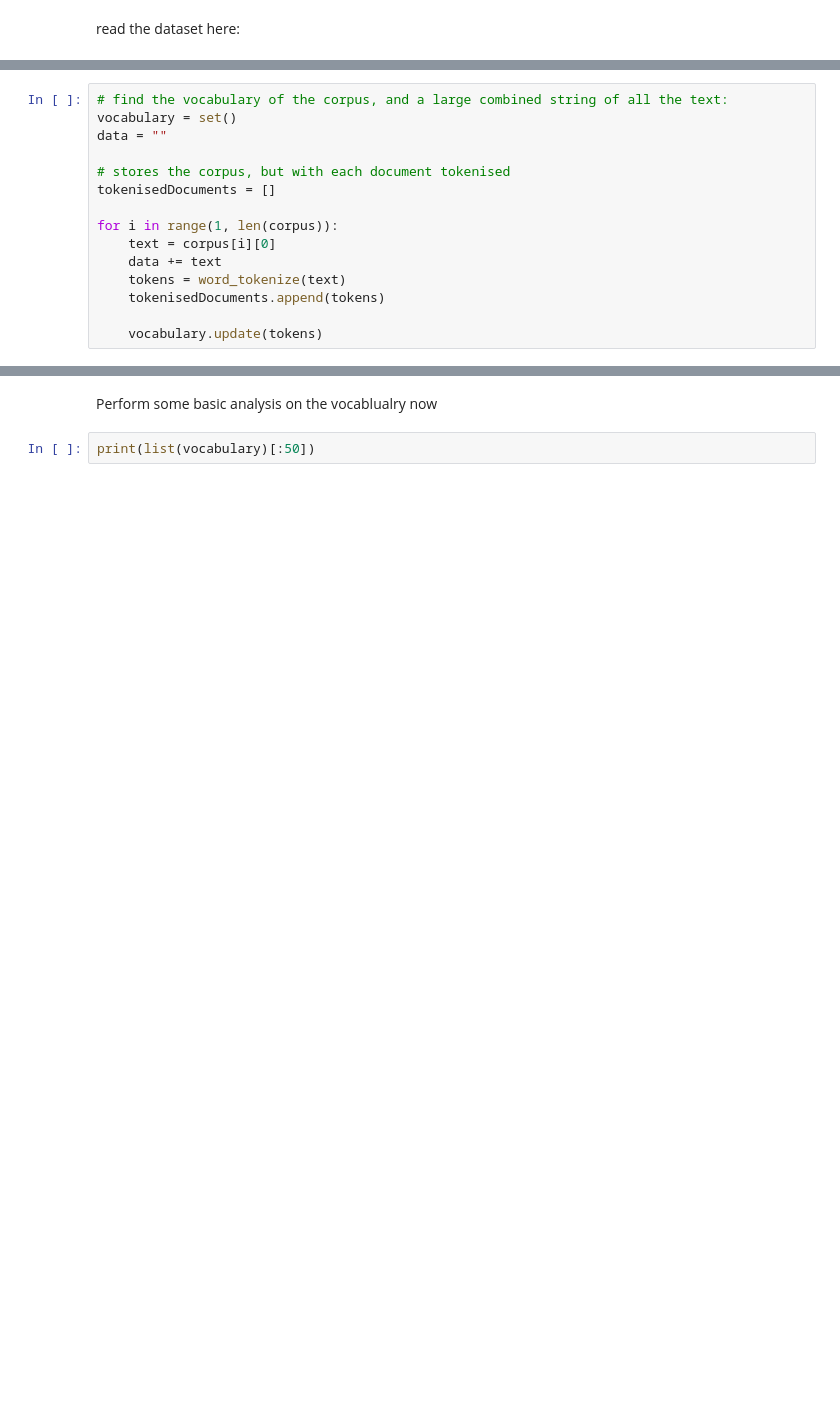
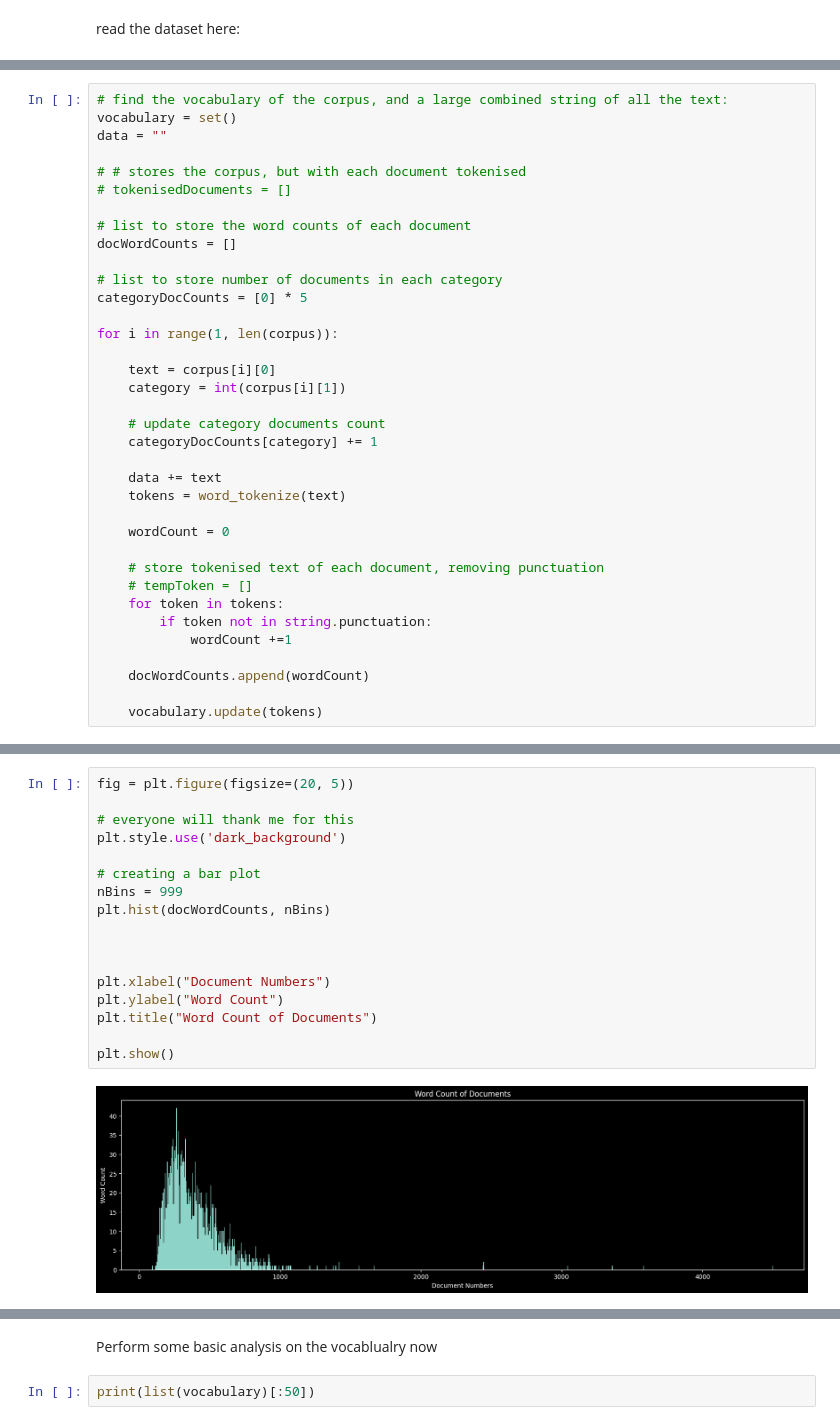
Before and after one commit to TheInvincible95/SearchEngine, a Jupyter notebook: analysis.ipynb, the cells around one changed output, grey strips where cells are left out. Drawn from its saved outputs; the diff is of its cells as text; blank space fills up the shorter version.

```diff
--- a/analysis.ipynb
+++ b/analysis.ipynb
@@ -23,13 +30,34 @@ corpus = ctd.getCorpus(filePath)
 vocabulary = set()
 data = ""
 
-# stores the corpus, but with each document tokenised
-tokenisedDocuments = []
+# # stores the corpus, but with each document tokenised
+# tokenisedDocuments = []
+
+# list to store the word counts of each document
+docWordCounts = []
+
+# list to store number of documents in each category
+categoryDocCounts = [0] * 5
 
 for i in range(1, len(corpus)):
+
     text = corpus[i][0]
+    category = int(corpus[i][1])
+
+    # update category documents count
+    categoryDocCounts[category] += 1
+
     data += text
     tokens = word_tokenize(text)
-    tokenisedDocuments.append(tokens)
+
+    wordCount = 0
+
+    # store tokenised text of each document, removing punctuation
+    # tempToken = []
+    for token in tokens:
+        if token not in string.punctuation:
+            wordCount +=1
+
+    docWordCounts.append(wordCount)
 
     vocabulary.update(tokens)
@@ -35,0 +68,19 @@ for i in range(1, len(corpus)):
+# %%
+fig = plt.figure(figsize=(20, 5))
+
+# everyone will thank me for this
+plt.style.use('dark_background')
+
+# creating a bar plot
+nBins = 999
+plt.hist(docWordCounts, nBins)
+
+
+
+plt.xlabel("Document Numbers")
+plt.ylabel("Word Count")
+plt.title("Word Count of Documents")
+
+plt.show()
+# %% [output]
+[figure, added]
```
Also changed, not shown: parts of 11 cells of this notebook.
